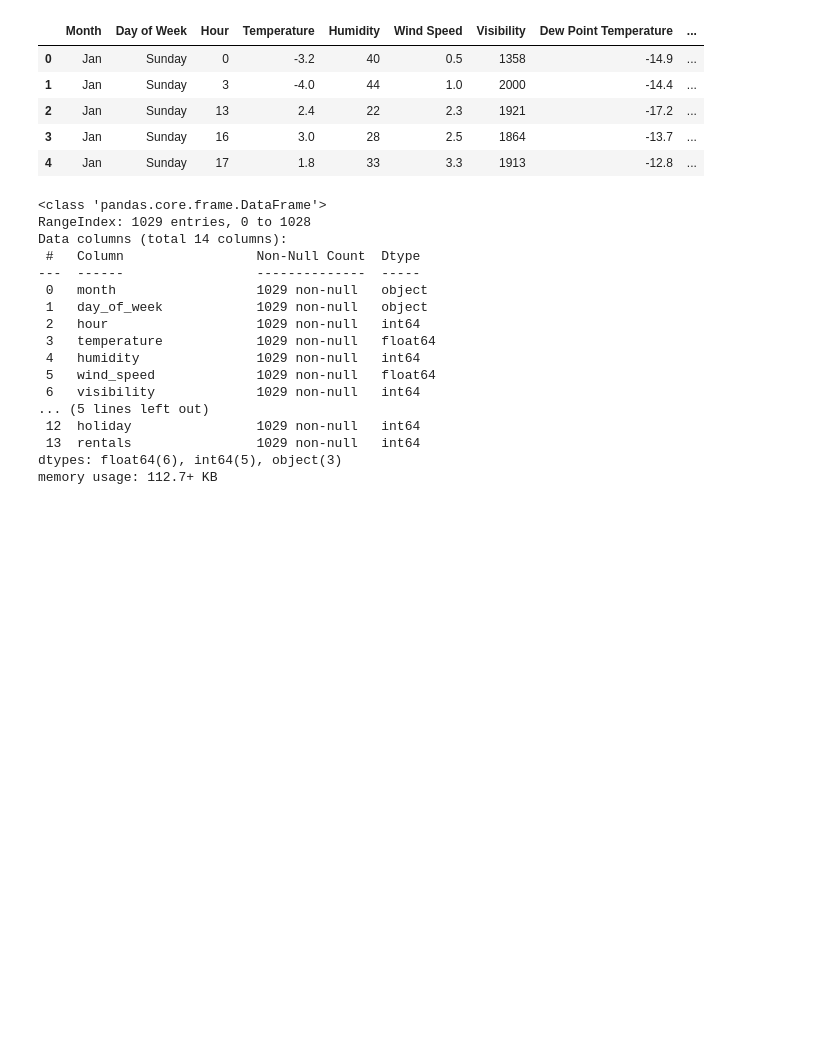
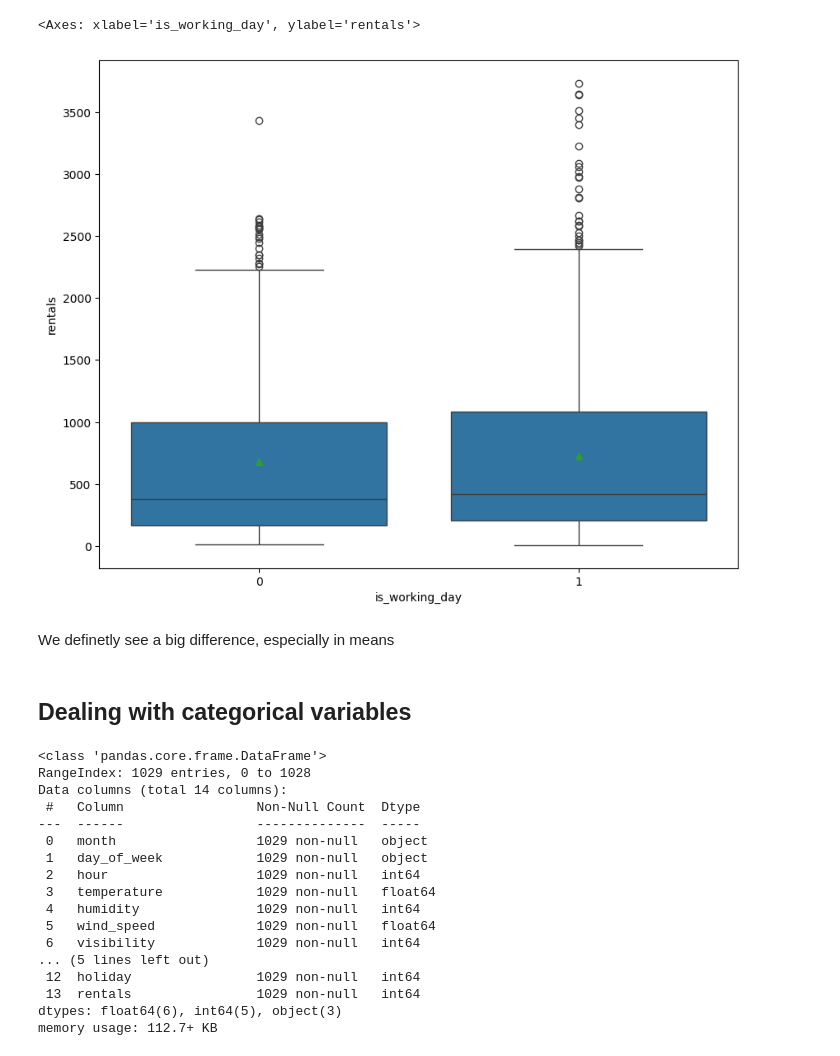
Before and after one commit to pablovitoria/business_analysis_structured_data, a Jupyter notebook: scripts/A1: Modeling Case Study - Bike Rentals in Chicago.ipynb, the cells around one changed output. Saved outputs shown, nothing was run; the diff lists cells and outputs as text; code cells hidden in the pictures; blank space fills up the shorter version.

```diff
--- a/scripts/A1: Modeling Case Study - Bike Rentals in Chicago.ipynb
+++ b/scripts/A1: Modeling Case Study - Bike Rentals in Chicago.ipynb
@@ -43,29 +49,44 @@ file = "./datasets/bike_rentals.xlsx"
 # Reading the file into Python through pandas
 bikerentals = pd.read_excel(io = file,
                             usecols = range(1, 15)) # omitting ID column
-
-bikerentals.head(n=5)
-# %% [output]
-|  | Month | Day of Week | Hour | Temperature | Humidity | Wind Speed | Visibility | Dew Point Temperature | ... |
-| 0 | Jan | Sunday | 0 | -3.2 | 40 | 0.5 | 1358 | -14.9 | ... |
-| 1 | Jan | Sunday | 3 | -4.0 | 44 | 1.0 | 2000 | -14.4 | ... |
-| 2 | Jan | Sunday | 13 | 2.4 | 22 | 2.3 | 1921 | -17.2 | ... |
-| 3 | Jan | Sunday | 16 | 3.0 | 28 | 2.5 | 1864 | -13.7 | ... |
-| 4 | Jan | Sunday | 17 | 1.8 | 33 | 3.3 | 1913 | -12.8 | ... |
 # %%
-# Make all column names lowercase and replace spaces
+# Better dataframe readability:
+# Making all column names lowercase and replace spaces with underscores
 bikerentals.columns = (
-    bikerentals.columns
-    .str.lower()
-    .str.replace(" ", "_")
-)
+                        bikerentals.columns
+                        .str.lower()            #lowercase
+                        .str.replace(" ", "_")  #replace spaces
+                        )
+
+# Making holiday a boolean
+bikerentals["holiday"] = (
+                          bikerentals["holiday"]
+                          .map({"Yes": 1, "No": 0})
+                          )
-# %%
-bikerentals["holiday"] = (
-    bikerentals["holiday"]
-    .str.strip()
-    .str.lowtder()
-    .map({"yes": 1, "no": 0})
-)
+# %%
+# Creating new variable to identify working days
+# Working day = during the week (not weekend) and not a holiday
+# Will be used as a proxy to identify commuters
+bikerentals["is_working_day"] = (
+    (bikerentals["day_of_week"] != "Saturday") &
+    (bikerentals["day_of_week"] != "Sunday") &
+    (bikerentals["holiday"] == 0)
+).astype(int)
+# %%
+# Understanding if tehre is a difference
+fig, ax = plt.subplots(figsize = (10, 8))
+
+sns.boxplot(x    = 'is_working_day',
+                y    = 'rentals',
+                data = bikerentals,
+                showmeans=True)
+# %% [output]
+<Axes: xlabel='is_working_day', ylabel='rentals'>
+[figure, added]
+# %% [markdown]
+We definetly see a big difference, especially in means
+# %% [markdown]
+## Dealing with categorical variables
 # %%
 bikerentals.info()
 # %% [output]
```
Also changed, not shown: parts of 24 cells of this notebook.
